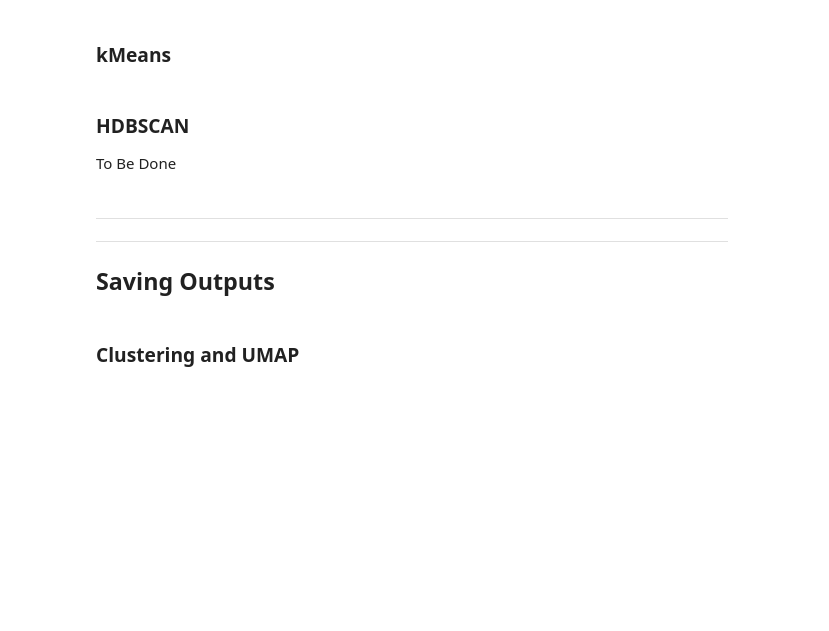
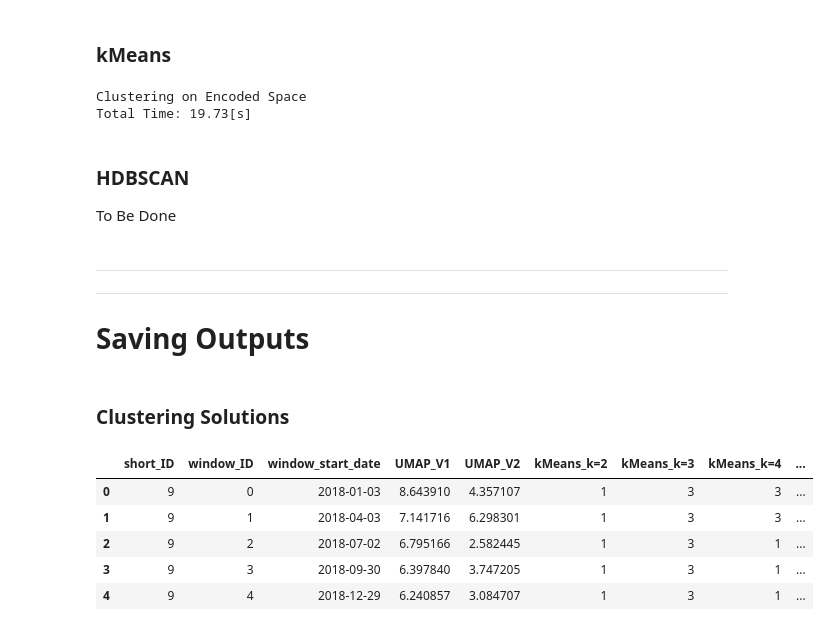
Before and after one commit to VascoPM/3rd-Test, a Jupyter notebook: Encoder_Clustering_Solutions.ipynb, the cells around one changed output. Cells and saved outputs as stored; diff of their text form; code cells hidden in the pictures; blank space fills up the shorter version.

```diff
--- a/Encoder_Clustering_Solutions.ipynb
+++ b/Encoder_Clustering_Solutions.ipynb
@@ -223,3 +364,7 @@ UMAP 4Viz process time: 20.92[s]
+# %%
+# Creates DF for Clustering Solutions
+df_sols  = Data.copy(deep=True)
+df_sols.drop(window_cols, axis=1, inplace=True)
 # %%
 #Adds Dims to Dataframes
 df_sols['UMAP_V1'] = v_2D_umap[:, 0]
@@ -272,12 +426,26 @@ def kMeans_cluster(df_en, df_s,cols):
 # %%
-df_sols =  kMeans_cluster(df_encoded, df_sols, clustering_cols)
+kMeans_sols = kMeans_cluster(df_encoded, UMAP_mode = False)
+# %% [output]
+Clustering on Encoded Space
+Total Time: 19.73[s]
+# %%
+df_sols = pd.concat([df_sols, kMeans_sols], axis=1)
 # %% [markdown]
 ### HDBSCAN
 To Be Done
 # %% [markdown]
 ---
 ---
-## Saving Outputs
+# Saving Outputs
 # %% [markdown]
-### Clustering and UMAP
+### Clustering Solutions
+# %%
+df_sols.head()
+# %% [output]
+|  | short_ID | window_ID | window_start_date | UMAP_V1 | UMAP_V2 | kMeans_k=2 | kMeans_k=3 | kMeans_k=4 | ... |
+| 0 | 9 | 0 | 2018-01-03 | 8.643910 | 4.357107 | 1 | 3 | 3 | ... |
+| 1 | 9 | 1 | 2018-04-03 | 7.141716 | 6.298301 | 1 | 3 | 3 | ... |
+| 2 | 9 | 2 | 2018-07-02 | 6.795166 | 2.582445 | 1 | 3 | 1 | ... |
+| 3 | 9 | 3 | 2018-09-30 | 6.397840 | 3.747205 | 1 | 3 | 1 | ... |
+| 4 | 9 | 4 | 2018-12-29 | 6.240857 | 3.084707 | 1 | 3 | 1 | ... |
 # %%
```
Also changed, not shown: parts of 53 cells of this notebook, 3 other files.
